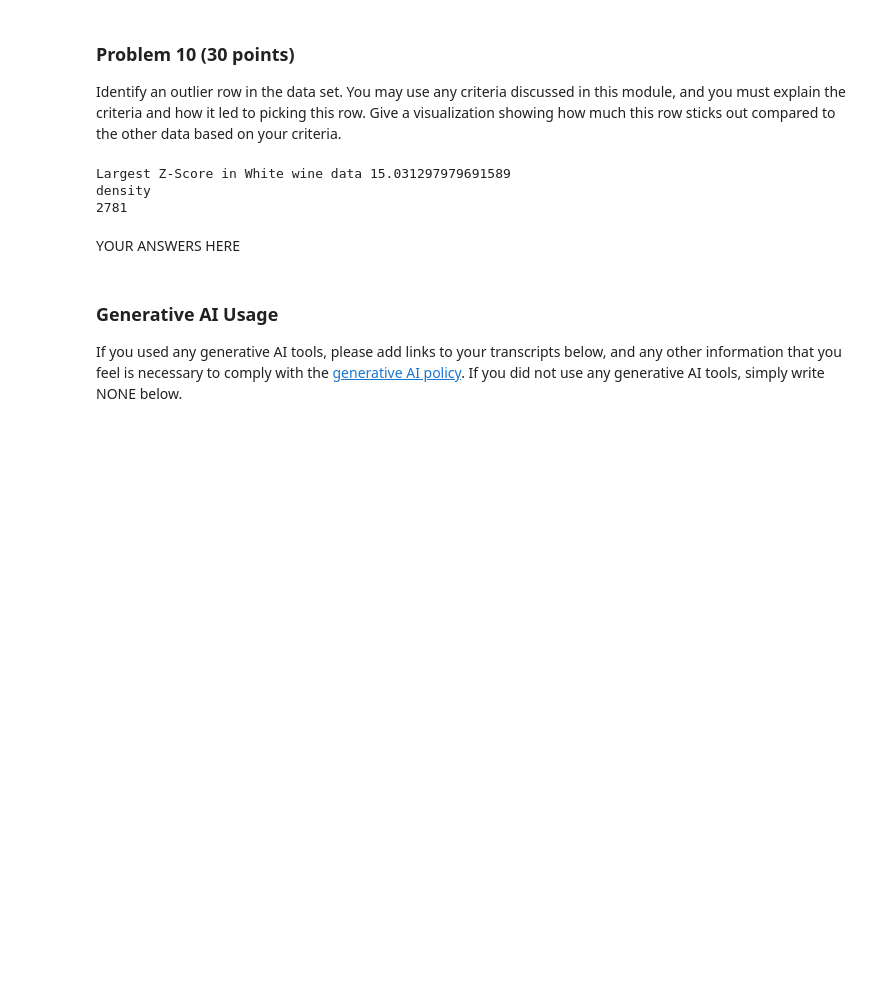
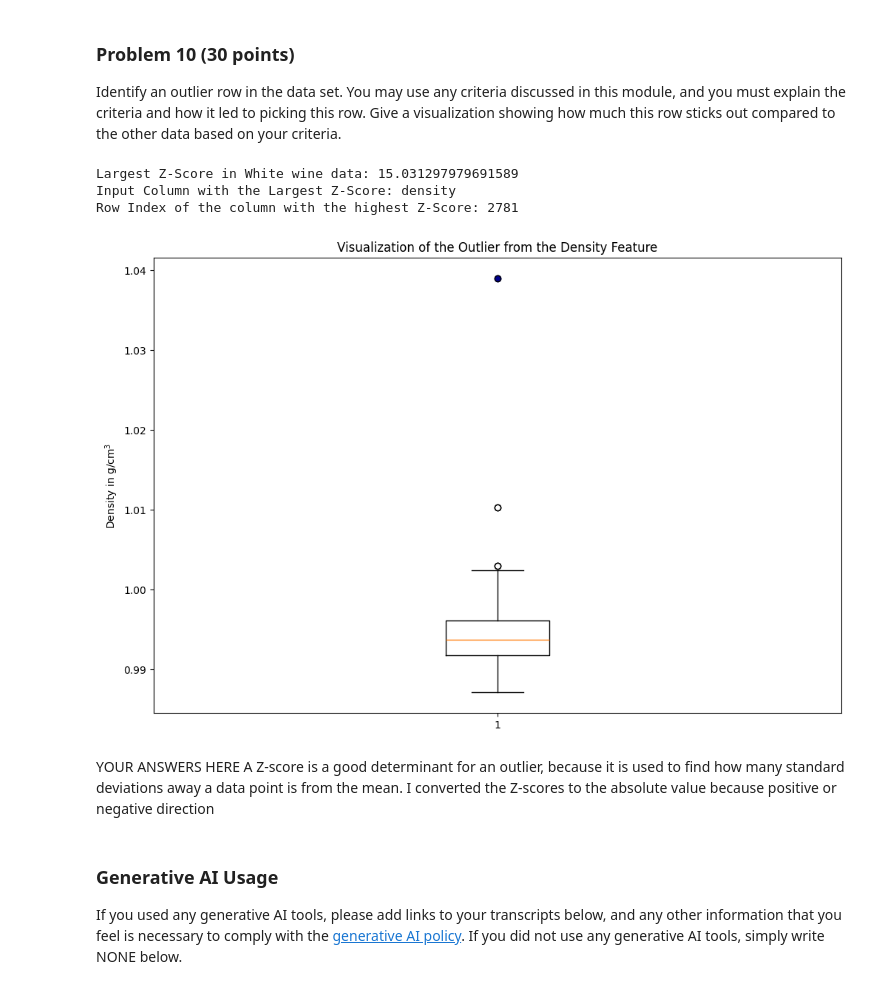
Before and after one commit to brittanygenzmann/dx601-final-project, a Jupyter notebook: project.ipynb, the cells around one changed output. Drawn from its saved outputs; the diff is of its cells as text; code cells hidden in the pictures; blank space fills up the shorter version.

Commit message:
figure

```diff
--- a/project.ipynb
+++ b/project.ipynb
@@ -687,17 +687,27 @@ X = scaler.fit_transform(wine[inputs])
 scaled_data = pd.DataFrame(X, columns=inputs)
 zscore_abs = np.abs(scaled_data)
 zscore_abs_max = zscore_abs.max().max() #finds the largest z-score
-print("Largest Z-Score in White wine data", zscore_abs_max)
+print("Largest Z-Score in White wine data:", zscore_abs_max)
 column_max_zscore = zscore_abs.max().idxmax()
-print(column_max_zscore)
+print("Input Column with the Largest Z-Score:" ,column_max_zscore)
 index_max_zscore = zscore_abs[column_max_zscore].idxmax()
-print(index_max_zscore)
+print("Row Index of the column with the highest Z-Score:", index_max_zscore)
 # %% [output]
-Largest Z-Score in White wine data 15.031297979691589
-density
-2781
+Largest Z-Score in White wine data: 15.031297979691589
+Input Column with the Largest Z-Score: density
+Row Index of the column with the highest Z-Score: 2781
-# %% [markdown]
-YOUR ANSWERS HERE
+# %%
+plt.figure(figsize=(12,8))
+plt.boxplot(wine['density'])
+outlier_value = wine.loc[2781, 'density'] # finding the value at this location based on the z-score/outlier determination
+plt.scatter(x=[1], y=[outlier_value],color='darkblue')
+plt.title('Visualization of the Outlier from the Density Feature')
+plt.ylabel(r'Density in g/cm$^3$');
+# %% [output]
+[figure, added]
+# %% [markdown]
+YOUR ANSWERS HERE
+A Z-score is a good determinant for an outlier, because it is used to find how many standard deviations away a data point is from the mean. I converted the Z-scores to the absolute value because positive or negative direction
 # %% [markdown]
 ### Generative AI Usage
 
```
